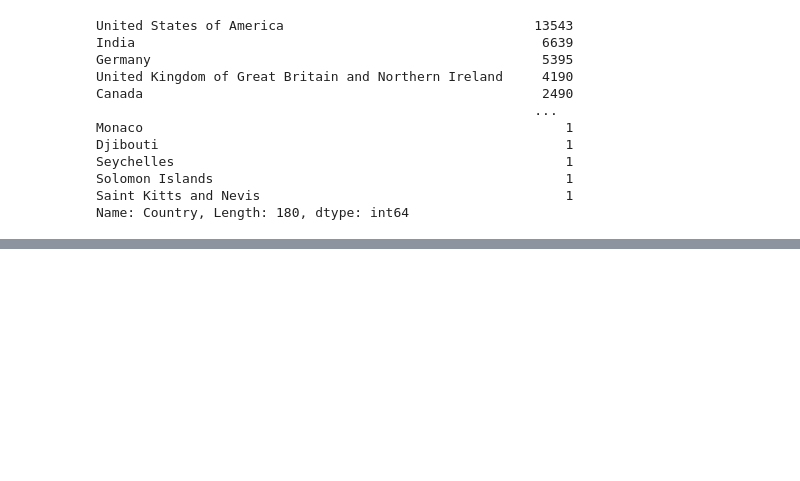
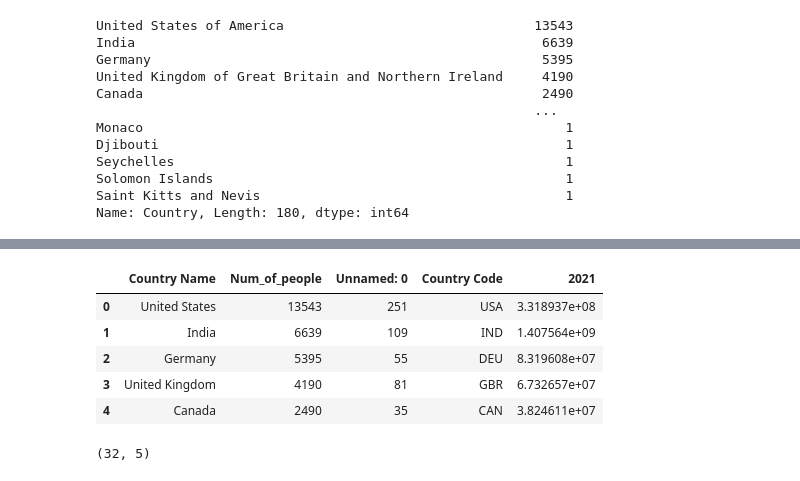
Before and after one commit to Alex-Polishchuk/Stack_overflow-data, a Jupyter notebook: population_count.ipynb, the cells around one changed output, grey strips where cells are left out. Saved outputs shown, nothing was run; the diff lists cells and outputs as text; code cells hidden in the pictures; blank space fills up the shorter version.

```diff
--- a/population_count.ipynb
+++ b/population_count.ipynb
@@ -59,3 +59,3 @@ df.drop([249, 139, 110, 62, 102], inplace=True)
 # %%
-df.drop([249, 139, 110, 62, 102], inplace=True)
+#df.drop([249, 139, 110, 62, 102], inplace=True)
 # %%
@@ -128,2 +119,4 @@ Name: Country, Length: 180, dtype: int64
+# %%
+Nation_SO_Ans_Rate = pd.read_csv("Visualise_Data/Answered_per_nation.csv")
 # %%
-Nation_SO_Ans_Rate = Nation
+Nation_SO_Ans_Rate.head()
@@ -131,0 +169,15 @@ Nation_SO_Ans_Rate.to_csv("Answered_per_nation.csv")
+# %%
+merge = pd.merge(Nation_SO_Ans_Rate, df, on='Country Name')
+# %%
+merge.head()
+# %% [output]
+|  | Country Name | Num_of_people | Unnamed: 0 | Country Code | 2021 |
+| 0 | United States | 13543 | 251 | USA | 3.318937e+08 |
+| 1 | India | 6639 | 109 | IND | 1.407564e+09 |
+| 2 | Germany | 5395 | 55 | DEU | 8.319608e+07 |
+| 3 | United Kingdom | 4190 | 81 | GBR | 6.732657e+07 |
+| 4 | Canada | 2490 | 35 | CAN | 3.824611e+07 |
+# %%
+merge.shape
+# %% [output]
+(32, 5)
```
Also changed, not shown: parts of 31 cells of this notebook, 2 other files.
